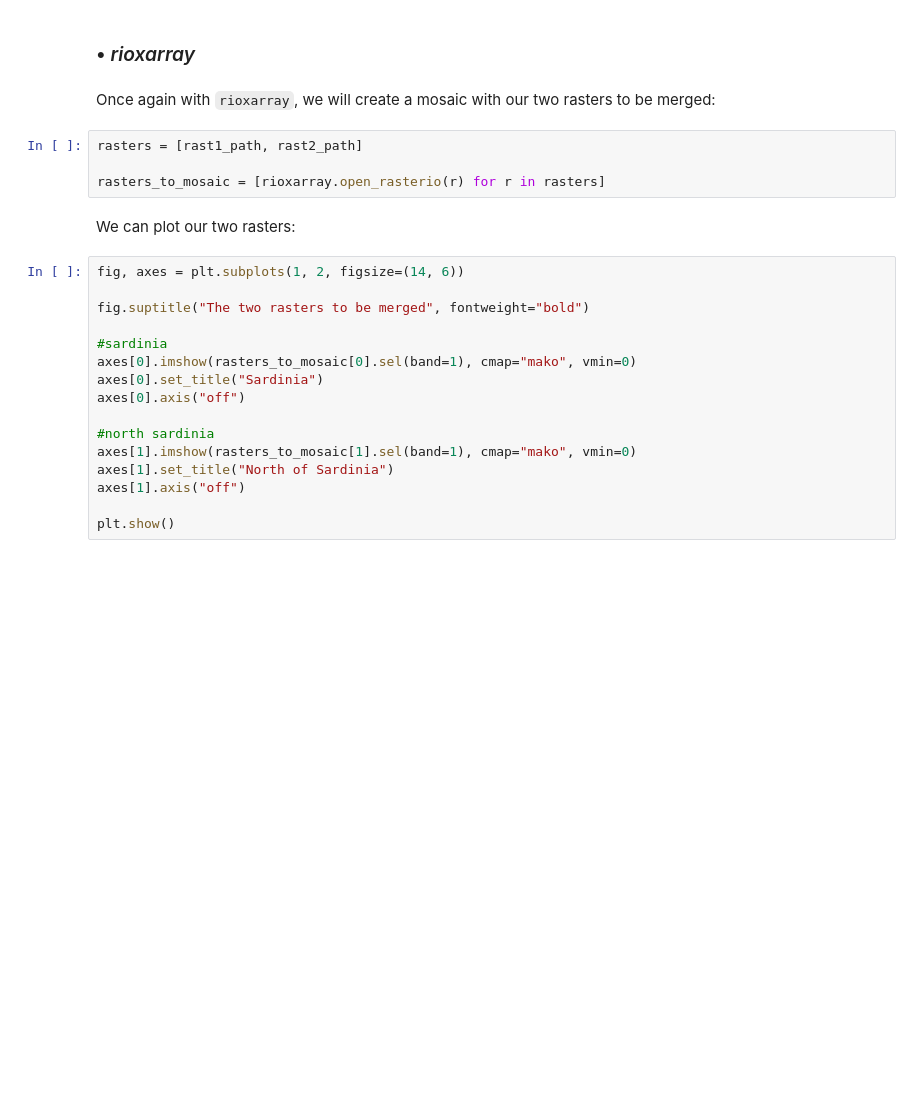
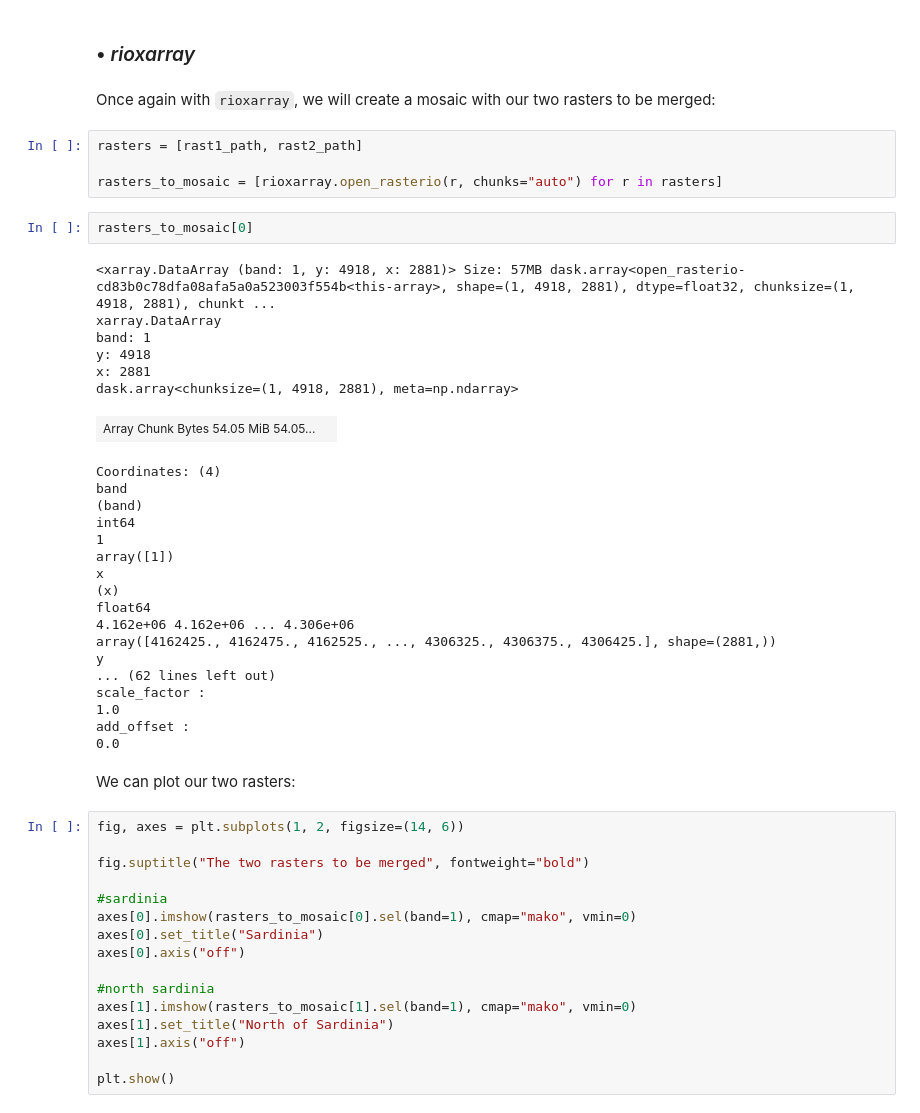
Before and after one commit to sertit/open_source_rasters_comparison, a Jupyter notebook: notebooks/05_merge.ipynb, the cells around one changed output. Saved outputs shown, nothing was run; the diff lists cells and outputs as text; blank space fills up the shorter version.

```diff
--- a/notebooks/05_merge.ipynb
+++ b/notebooks/05_merge.ipynb
@@ -99,7 +99,34 @@ Once again with `rioxarray`, we will create a mosaic with our two rasters to be
 # %%
 rasters = [rast1_path, rast2_path]
 
-rasters_to_mosaic = [rioxarray.open_rasterio(r) for r in rasters]
+rasters_to_mosaic = [rioxarray.open_rasterio(r, chunks="auto") for r in rasters]
+# %%
+rasters_to_mosaic[0]
+# %% [output]
+<xarray.DataArray (band: 1, y: 4918, x: 2881)> Size: 57MB dask.array<open_rasterio-cd83b0c78dfa08afa5a0a523003f554b<this-array>, shape=(1, 4918, 2881), dtype=float32, chunksize=(1, 4918, 2881), chunkt ...
+xarray.DataArray
+band: 1
+y: 4918
+x: 2881
+dask.array<chunksize=(1, 4918, 2881), meta=np.ndarray>
+| Array Chunk Bytes 54.05 MiB 54.05... |  |
+Coordinates: (4)
+band
+(band)
+int64
+1
+array([1])
+x
+(x)
+float64
+4.162e+06 4.162e+06 ... 4.306e+06
+array([4162425., 4162475., 4162525., ..., 4306325., 4306375., 4306425.], shape=(2881,))
+y
+... (62 lines left out)
+scale_factor :
+1.0
+add_offset :
+0.0
 # %% [markdown]
 We can plot our two rasters:
 # %%
```
Also changed, not shown: parts of 2 cells of this notebook, 6 other files.
